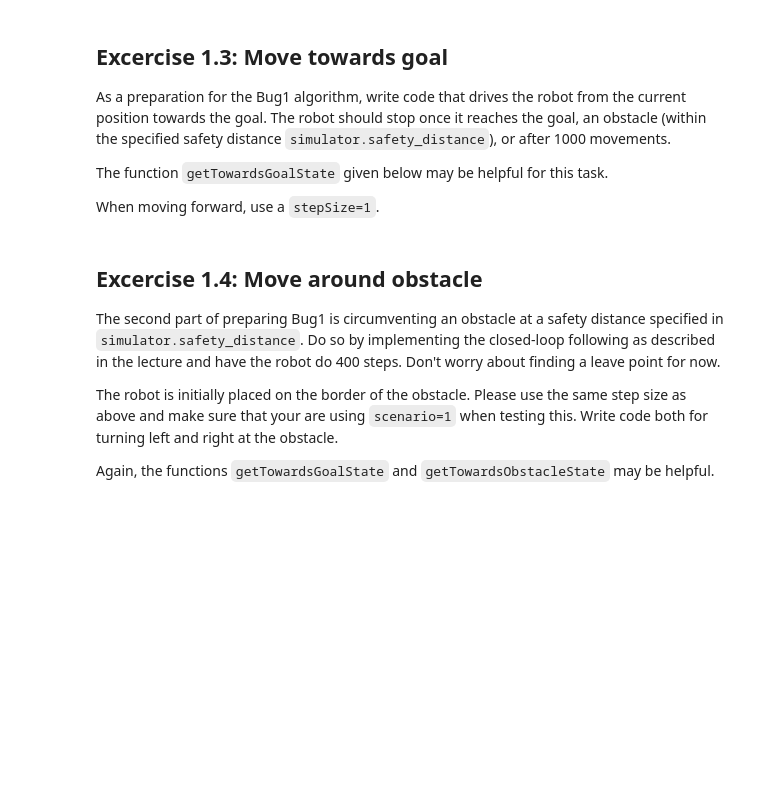
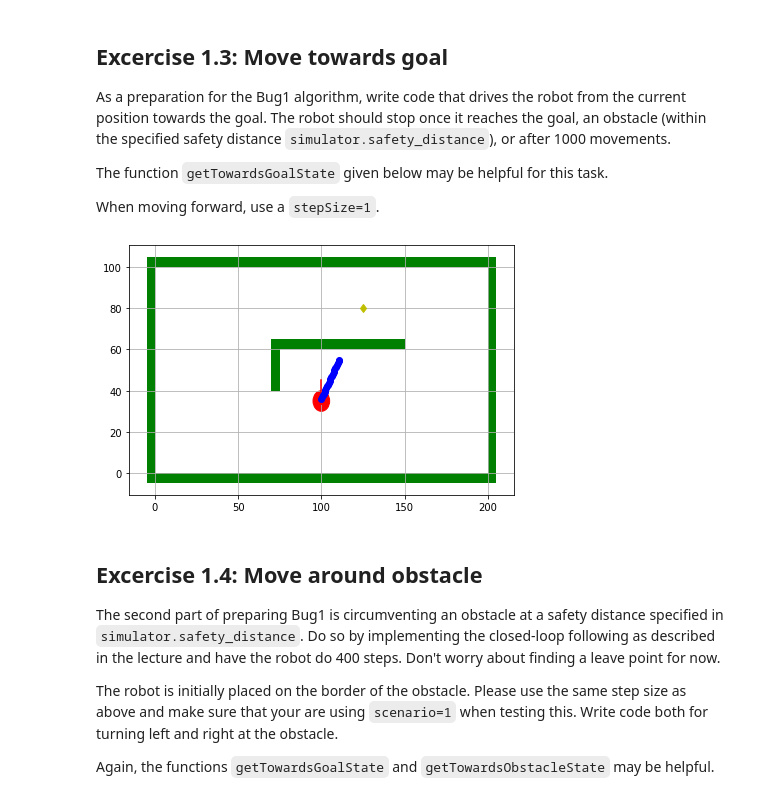
Before and after one commit to Braafisch/Motion-Planning-Assignment, a Jupyter notebook: Assignment_1/MP_Assignment1.ipynb, the cells around one changed output. Saved outputs shown, nothing was run; the diff lists cells and outputs as text; code cells hidden in the pictures; blank space fills up the shorter version.

```diff
--- a/Assignment_1/MP_Assignment1.ipynb
+++ b/Assignment_1/MP_Assignment1.ipynb
@@ -247,19 +262,28 @@ def getTowardsObstacleState(simulator):
 # %%
 stepSize = 1.0
 simulator = BugSim(objects, goal=goal_point,
                    sensor_resolution=5/180*np.pi, view_range=50,
                    safety_distance=5)
 simulator.spawn(x=spawn_pose[0], y=spawn_pose[1], theta=spawn_pose[2])
 
 plt.figure()
 simulator.drawBoard()
 simulator.showRobot()
 
 # -- TODO: Add your code here --
 goal_dist, toward_goal_phi, toward_goal_free_dist = getTowardsGoalState(simulator)
 toward_obstacle_phi, toward_obstacle_dist = getTowardsObstacleState(simulator)
 
-while (simulator.getNumMoves()<100) and ...:
+while (simulator.getNumMoves()<100) and toward_obstacle_dist > simulator.safety_distance:
+
+  simulator.forward(1)
+  simulator.turn(toward_goal_phi)
+  plt.plot(simulator.x, simulator.y, 'bo')
+
+  goal_dist, toward_goal_phi, toward_goal_free_dist = getTowardsGoalState(simulator)
+  toward_obstacle_phi, toward_obstacle_dist = getTowardsObstacleState(simulator)
+# %% [output]
+[figure, added]
 # %% [markdown]
 ## Excercise 1.4: Move around obstacle
 
```
Also changed, not shown: parts of 4 cells of this notebook.
